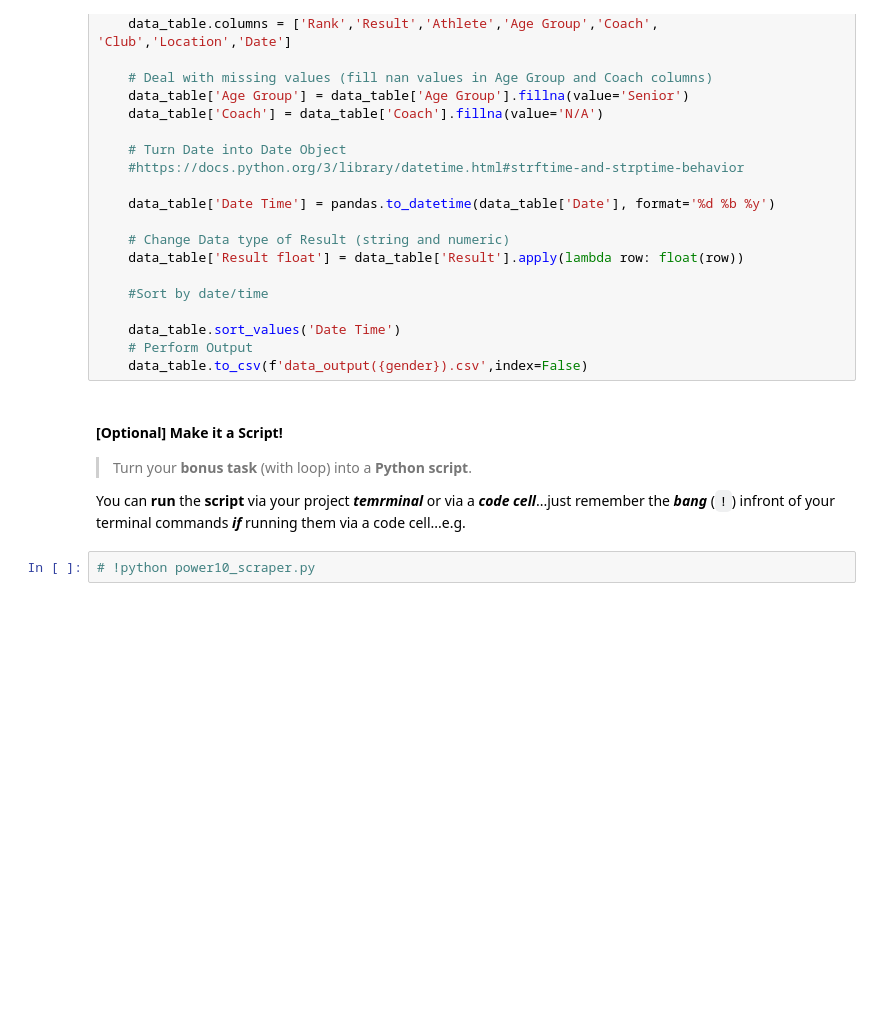
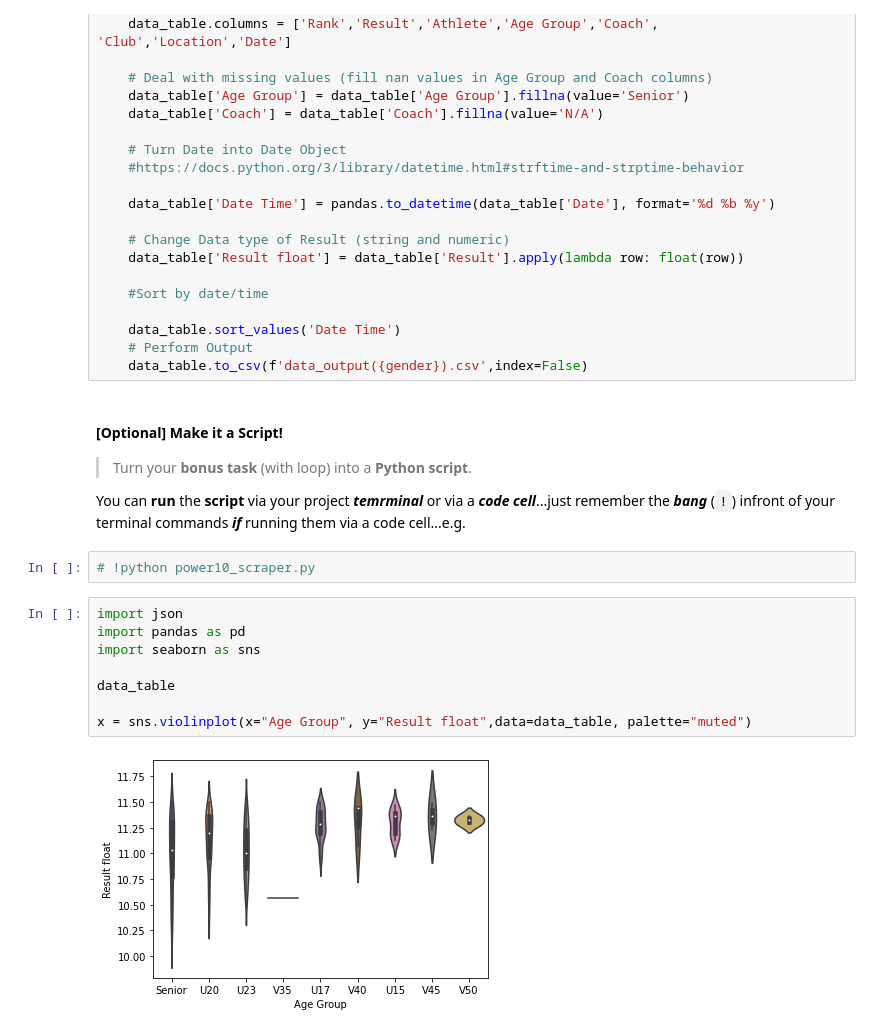
Before and after one commit to EmmaBird/power_10, a Jupyter notebook: challenge.ipynb, the cells around one changed output. Cells and saved outputs as stored; diff of their text form; blank space fills up the shorter version.

Commit message:
Graph testing

```diff
--- a/challenge.ipynb
+++ b/challenge.ipynb
@@ -140,6 +140,16 @@ for gender in genders:
 You can **run** the **script** via your project ***temrminal*** or via a ***code cell***...just remember the ***bang*** (`!`) infront of your terminal commands ***if*** running them via a code cell...e.g.
 # %%
 # !python power10_scraper.py
+# %%
+import json
+import pandas as pd
+import seaborn as sns
+
+data_table
+
+x = sns.violinplot(x="Age Group", y="Result float",data=data_table, palette="muted")
+# %% [output]
+[figure, added]
 # %% [markdown]
 <a style='text-decoration:none;line-height:16px;display:flex;color:#5B5B62;padding:10px;justify-content:end;' href='https://deepnote.com?utm_source=created-in-deepnote-cell&projectId=2beaab81-cd42-442a-bc63-1f104addf671' target="_blank">
 <img alt='Created in deepnote.com' style='display:inline;max-height:16px;margin:0px;margin-right:7.5px;' src='embedded-picture-1' > </img>
```
Also changed, not shown: 2 other files.
